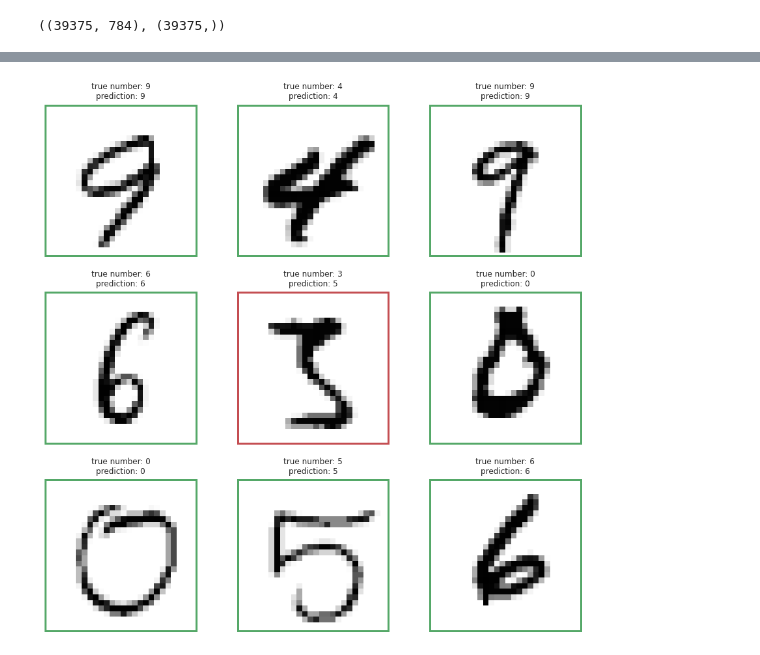
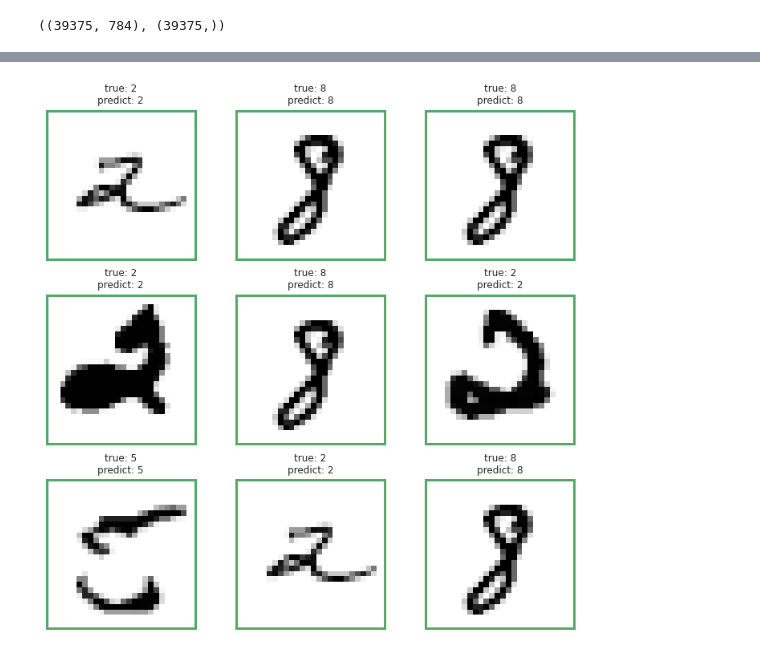
Before and after one commit to mzignis/hands_on_machine_learning, a Jupyter notebook: artificial_neural_networks/mnist_ann.ipynb, the cells around one changed output, grey strips where cells are left out. Cells and saved outputs as stored; diff of their text form; code cells hidden in the pictures.

Commit message:
second model 97.5

```diff
--- a/artificial_neural_networks/mnist_ann.ipynb
+++ b/artificial_neural_networks/mnist_ann.ipynb
@@ -114,0 +151,16 @@ dense_3 (Dense)              (None, 10)                2010
+# %%
+best_params = {
+    'model_params': {
+        'deep_layers_no': 3,
+        'neurons_number': 175,
+        'learning_rate': 0.004655646015724878
+    },
+    'fit_params': {
+        'batch_size': 32,
+        'epochs': 40,
+        'callbacks': [keras.callbacks.EarlyStopping(patience=20)]
+    }
+}
+# %%
+model_dict = fit_and_evaluate(best_params)
+model_dict
@@ -115,21 +173,25 @@ dense_3 (Dense)              (None, 10)                2010
 # %%
-idx = np.random.randint(X_test.shape[0], size=9)
-X_new, y_new = X_test[idx, :], y_test[idx]
+model = model_dict['model']
 
-fig, axes = plt.subplots(nrows=3, ncols=3, figsize=(15, 15))
+rnd_idx = np.random.randint(10, size=9).tolist()
+
+X_new = X_test[rnd_idx]
+y_new = y_test[rnd_idx]
+
+y_pred = model.predict_classes(X_new)
+
+fig, axes = plt.subplots(nrows=3, ncols=3, figsize=(12, 12))
 
 idx = -1
-for i, row in enumerate(axes):
-    for j, ax in enumerate(row):
+for row in axes:
+    for ax in row:
         idx += 1
+        ax.imshow(X_new[idx].reshape(28, 28), cmap='Greys')
+        ax.set_title(f'true: {y_new[idx]}\npredict: {y_pred[idx]}')
+        color = 'g' if y_pred[idx] == y_new[idx] else 'r'
+        rect = patches.Rectangle((0, 0), 27, 27, linewidth=3, edgecolor=color, facecolor='none')
 
-        X_loc = X_new[idx]
-        y_pred = model.predict_classes(X_loc.reshape(1, -1))[0]
-        square_color = 'g' if y_pred == y_new[idx] else 'r'
-        frame = plt_patches.Rectangle((0, 0), 27, 27, edgecolor=square_color, facecolor='none', lw=3)
-        ax.imshow(X_loc.reshape(28, 28), cmap='Greys')
-        ax.add_patch(frame)
-        ax.set_title(f'true number: {y_new[idx]}\nprediction: {y_pred}')
-        ax.axis('off')
+        ax.add_patch(rect)
+        ax.set_axis_off()
 # %% [output]
-[figure, old version]
+[figure, new version]
```
Also changed, not shown: parts of 10 cells of this notebook.
